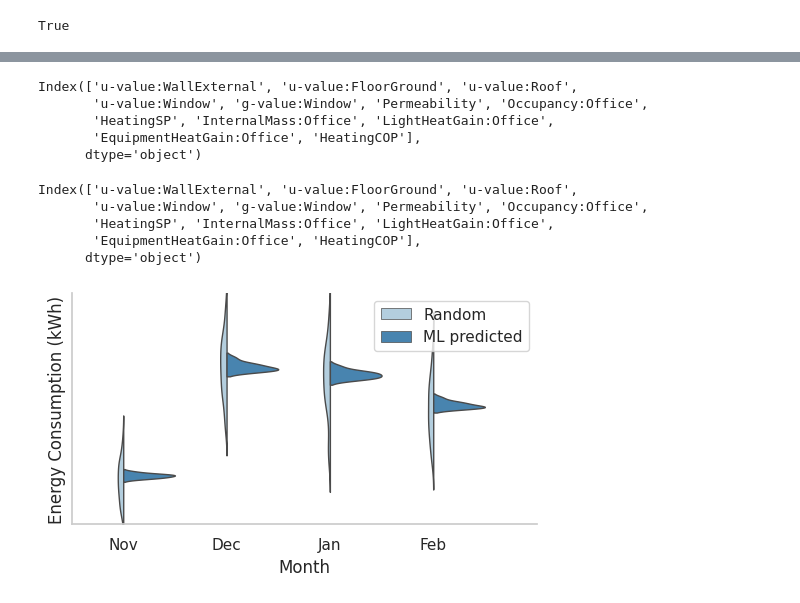
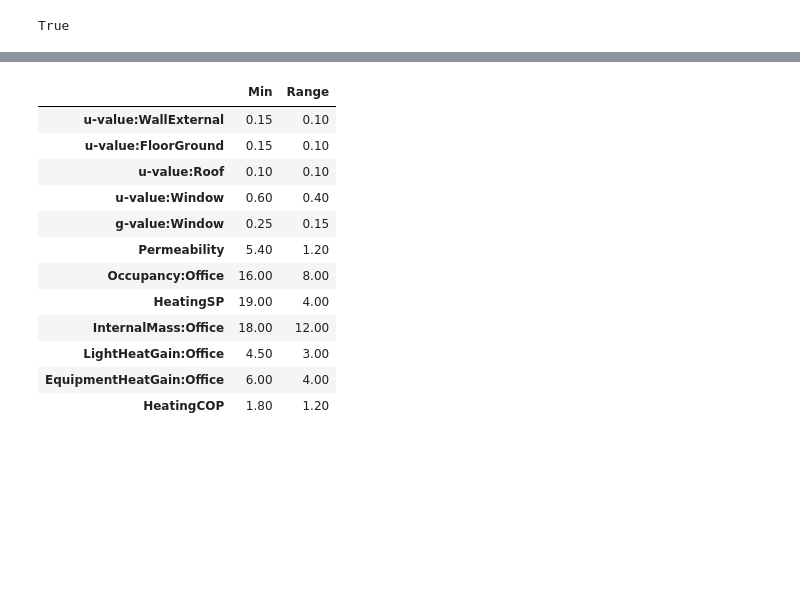
Before and after one commit to manavmahan/EPObjects, a Jupyter notebook: visualisation/parameter_estimation.ipynb, the cells around one changed output, grey strips where cells are left out. Cells and saved outputs as stored; diff of their text form; code cells hidden in the pictures; blank space fills up the shorter version.

```diff
--- a/visualisation/parameter_estimation.ipynb
+++ b/visualisation/parameter_estimation.ipynb
@@ -204,60 +189,16 @@ plt.savefig(f'{user_name}-{proj_name}-parameters.pdf', bbox_inches='tight')
 # %%
-pps.get_scaling_df().index
+pps.get_scaling_df()
 # %% [output]
-Index(['u-value:WallExternal', 'u-value:FloorGround', 'u-value:Roof',
-       'u-value:Window', 'g-value:Window', 'Permeability', 'Occupancy:Office',
-       'HeatingSP', 'InternalMass:Office', 'LightHeatGain:Office',
-       'EquipmentHeatGain:Office', 'HeatingCOP'],
-      dtype='object')
+|  | Min | Range |
+| u-value:WallExternal | 0.15 | 0.10 |
+| u-value:FloorGround | 0.15 | 0.10 |
+| u-value:Roof | 0.10 | 0.10 |
+| u-value:Window | 0.60 | 0.40 |
+| g-value:Window | 0.25 | 0.15 |
+| Permeability | 5.40 | 1.20 |
+| Occupancy:Office | 16.00 | 8.00 |
+| HeatingSP | 19.00 | 4.00 |
+| InternalMass:Office | 18.00 | 12.00 |
+| LightHeatGain:Office | 4.50 | 3.00 |
+| EquipmentHeatGain:Office | 6.00 | 4.00 |
+| HeatingCOP | 1.80 | 1.20 |
-# %%
-pps.get_scaling_df().index
-# %% [output]
-Index(['u-value:WallExternal', 'u-value:FloorGround', 'u-value:Roof',
-       'u-value:Window', 'g-value:Window', 'Permeability', 'Occupancy:Office',
-       'HeatingSP', 'InternalMass:Office', 'LightHeatGain:Office',
-       'EquipmentHeatGain:Office', 'HeatingCOP'],
-      dtype='object')
-# %%
-#half violin plots using seaborn graph
-#upper values: parameter estimation (in results: simulationdata.values)
-#lower values: combinations, last columns
-#y1, y2 from Targets (measured values)
-import seaborn as sns
-sns.set(rc={'figure.figsize':(6,3)})
-sns.set_theme(style="whitegrid")
-
-data = pd.DataFrame()
-for x, month in enumerate(simulation_results):
-  plt.vlines(x, 2.5, 9.5, lw=0.5, color="grey", linestyle = '-.', zorder=-1)
-
-  d1 = pd.DataFrame()
-  d1['Energy'] = simulation_results[month]
-  d1['Approach'] = 'Random'
-  d1['Month'] = month
-
-  d2= pd.DataFrame()
-  d2['Energy'] = predictions[month]
-  d2['Approach'] = 'ML predicted'
-  d2['Month'] = month
-
-  data = pd.concat((data, d1, d2))
-
-ax=sns.violinplot(data=data, width=1, x="Month", y="Energy", hue="Approach", split=True, inner=None, linewidth=1, palette="Blues")
-
-for i, value in enumerate(targets):
-    plt.scatter(i, value, marker='_', color='k')
-    # plt.text(i, value[x], f' {z}', verticalalignment='center')
-
-plt.xticks(range(len(targets)), [x[:3] for x in scaling_df_Y.index])
-
-plt.ylabel('Energy Consumption (kWh)')
-plt.xlim(-0.5, len(targets))
-plt.ylim(simulation_results.values.min(), simulation_results.values.max())
-plt.grid(axis='y', color='k', linestyle='--', linewidth=0.1)
-
-ax.spines[['right', 'top',]].set_visible(False)
-ax.legend(loc = None)#"lower right")
-plt.savefig(f'{user_name}-{proj_name}-predictions.pdf', bbox_inches='tight')
-plt.show()
-# %% [output]
-[figure, removed]
```
Also changed, not shown: parts of 13 cells of this notebook, 6 other files.
